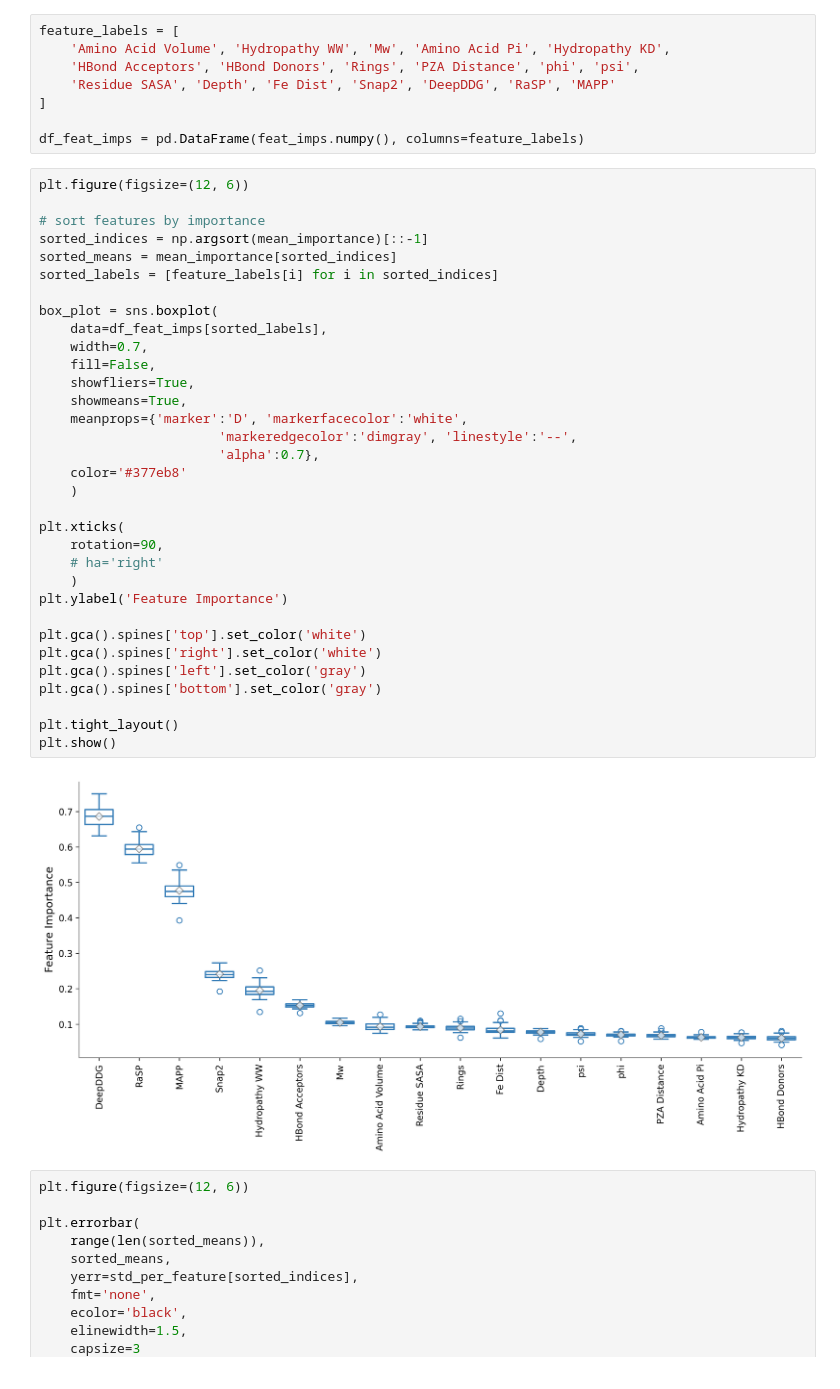
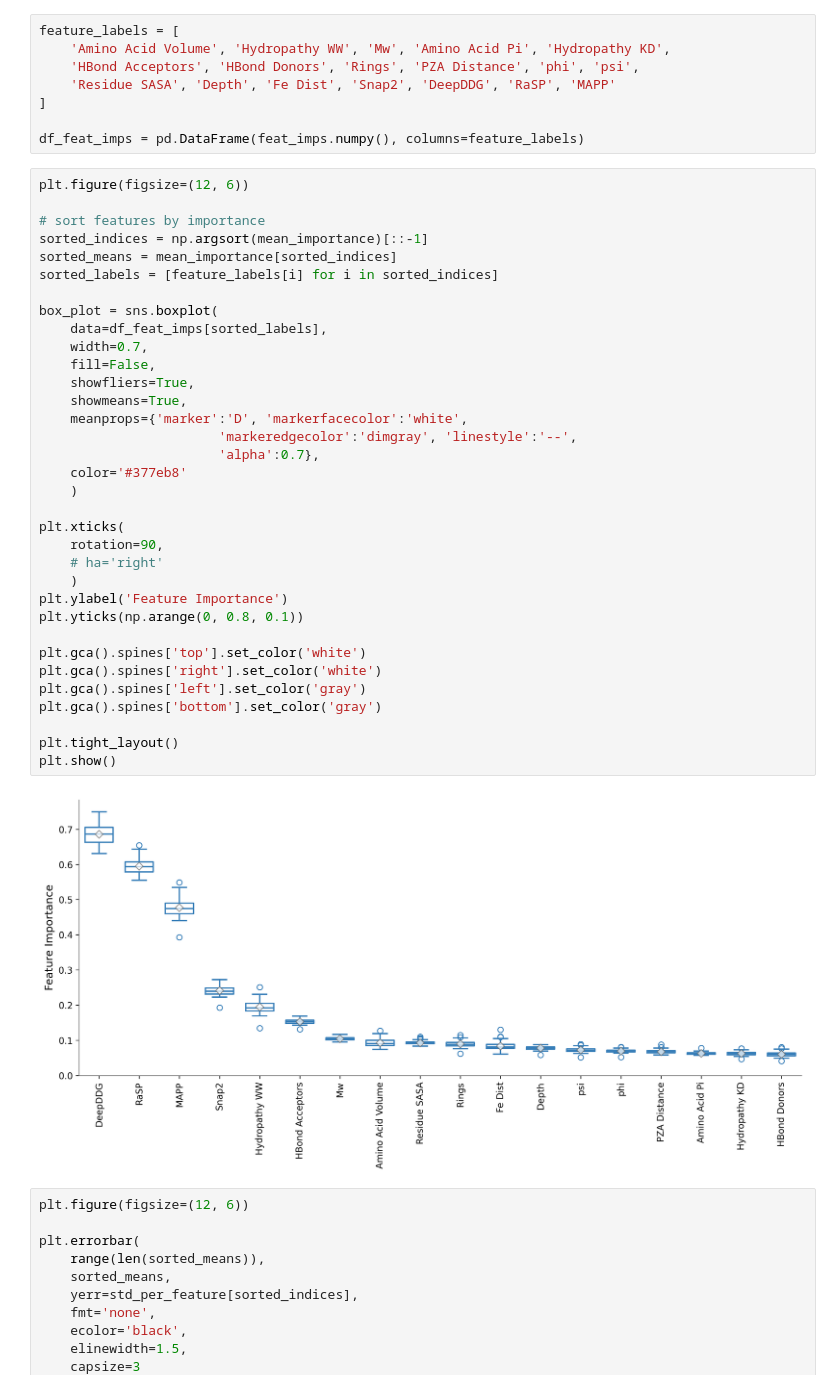
Before and after one commit to fowler-lab/tb-pnca-gnn, a Jupyter notebook: notebooks/06_node_feature_importance.ipynb, the cells around one changed output. Saved outputs shown, nothing was run; the diff lists cells and outputs as text.

```diff
--- a/notebooks/06_node_feature_importance.ipynb
+++ b/notebooks/06_node_feature_importance.ipynb
@@ -107,34 +107,35 @@ plt.figure(figsize=(12, 6))
 sorted_indices = np.argsort(mean_importance)[::-1]
 sorted_means = mean_importance[sorted_indices]
 sorted_labels = [feature_labels[i] for i in sorted_indices]
 
 box_plot = sns.boxplot(
     data=df_feat_imps[sorted_labels],
     width=0.7,
     fill=False,
     showfliers=True,
     showmeans=True,
     meanprops={'marker':'D', 'markerfacecolor':'white',
                        'markeredgecolor':'dimgray', 'linestyle':'--',
                        'alpha':0.7},
     color='#377eb8'
     )
 
 plt.xticks(
     rotation=90,
     # ha='right'
     )
 plt.ylabel('Feature Importance')
+plt.yticks(np.arange(0, 0.8, 0.1))
 
 plt.gca().spines['top'].set_color('white')
 plt.gca().spines['right'].set_color('white')
 plt.gca().spines['left'].set_color('gray')
 plt.gca().spines['bottom'].set_color('gray')
 
 plt.tight_layout()
 plt.show()
 # %% [output]
-[figure, old version]
+[figure, new version]
 # %%
 plt.figure(figsize=(12, 6))
 
```
Also changed, not shown: 2 other files.
